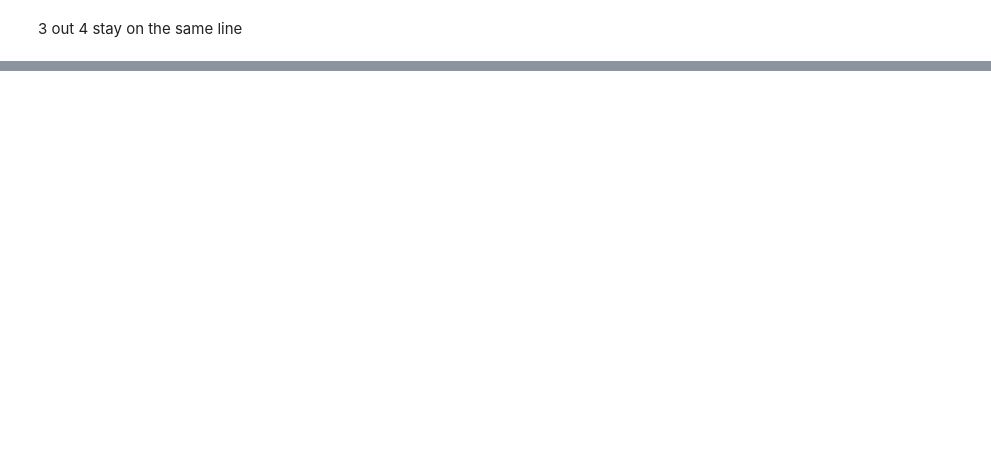
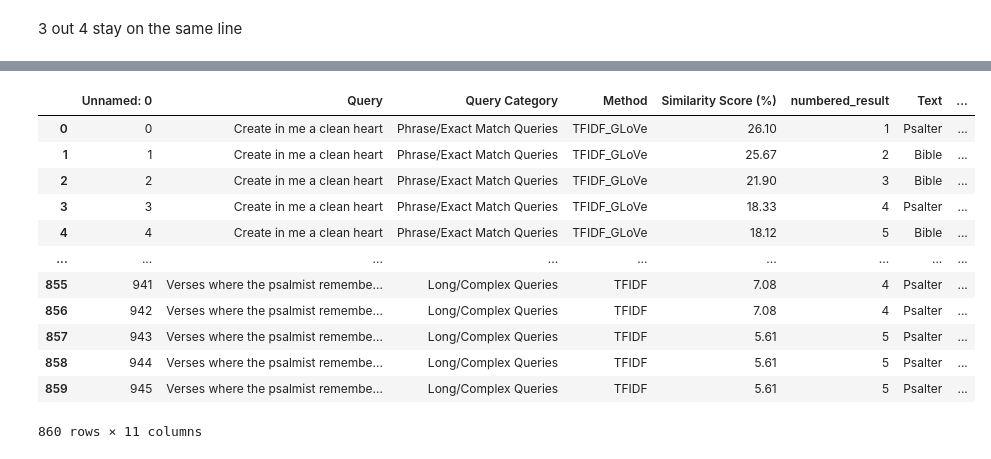
Before and after one commit to cwc09262/psalms-nlp-research, a Jupyter notebook: query_compare/llm_scoring/new_full/llm_results_eval.ipynb, the cells around one changed output, grey strips where cells are left out. Drawn from its saved outputs; the diff is of its cells as text; code cells hidden in the pictures; blank space fills up the shorter version.

```diff
--- a/query_compare/llm_scoring/new_full/llm_results_eval.ipynb
+++ b/query_compare/llm_scoring/new_full/llm_results_eval.ipynb
@@ -1430,0 +1714,17 @@ pd.pivot_table(data=scores,
+# %%
+human_scores = pd.read_csv("human_scores.csv")
+human_scores
+# %% [output]
+|  | Unnamed: 0 | Query | Query Category | Method | Similarity Score (%) | numbered_result | Text | ... |
+| 0 | 0 | Create in me a clean heart | Phrase/Exact Match Queries | TFIDF_GLoVe | 26.10 | 1 | Psalter | ... |
+| 1 | 1 | Create in me a clean heart | Phrase/Exact Match Queries | TFIDF_GLoVe | 25.67 | 2 | Bible | ... |
+| 2 | 2 | Create in me a clean heart | Phrase/Exact Match Queries | TFIDF_GLoVe | 21.90 | 3 | Bible | ... |
+| 3 | 3 | Create in me a clean heart | Phrase/Exact Match Queries | TFIDF_GLoVe | 18.33 | 4 | Psalter | ... |
+| 4 | 4 | Create in me a clean heart | Phrase/Exact Match Queries | TFIDF_GLoVe | 18.12 | 5 | Bible | ... |
+| ... | ... | ... | ... | ... | ... | ... | ... | ... |
+| 855 | 941 | Verses where the psalmist remembe... | Long/Complex Queries | TFIDF | 7.08 | 4 | Psalter | ... |
+| 856 | 942 | Verses where the psalmist remembe... | Long/Complex Queries | TFIDF | 7.08 | 4 | Psalter | ... |
+| 857 | 943 | Verses where the psalmist remembe... | Long/Complex Queries | TFIDF | 5.61 | 5 | Psalter | ... |
+| 858 | 944 | Verses where the psalmist remembe... | Long/Complex Queries | TFIDF | 5.61 | 5 | Psalter | ... |
+| 859 | 945 | Verses where the psalmist remembe... | Long/Complex Queries | TFIDF | 5.61 | 5 | Psalter | ... |
+860 rows × 11 columns
```
Also changed, not shown: parts of 33 cells of this notebook, 4 other files.
